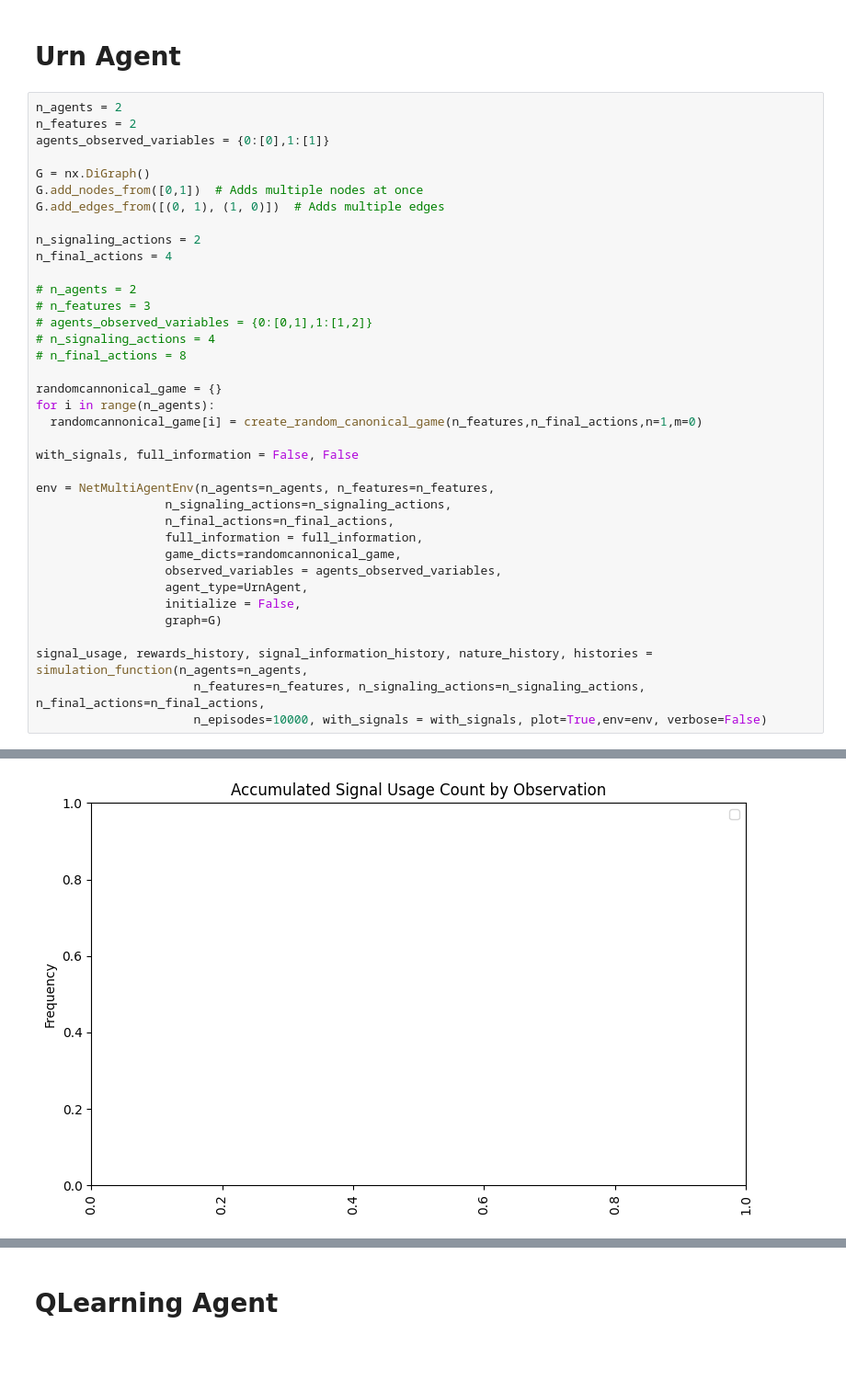
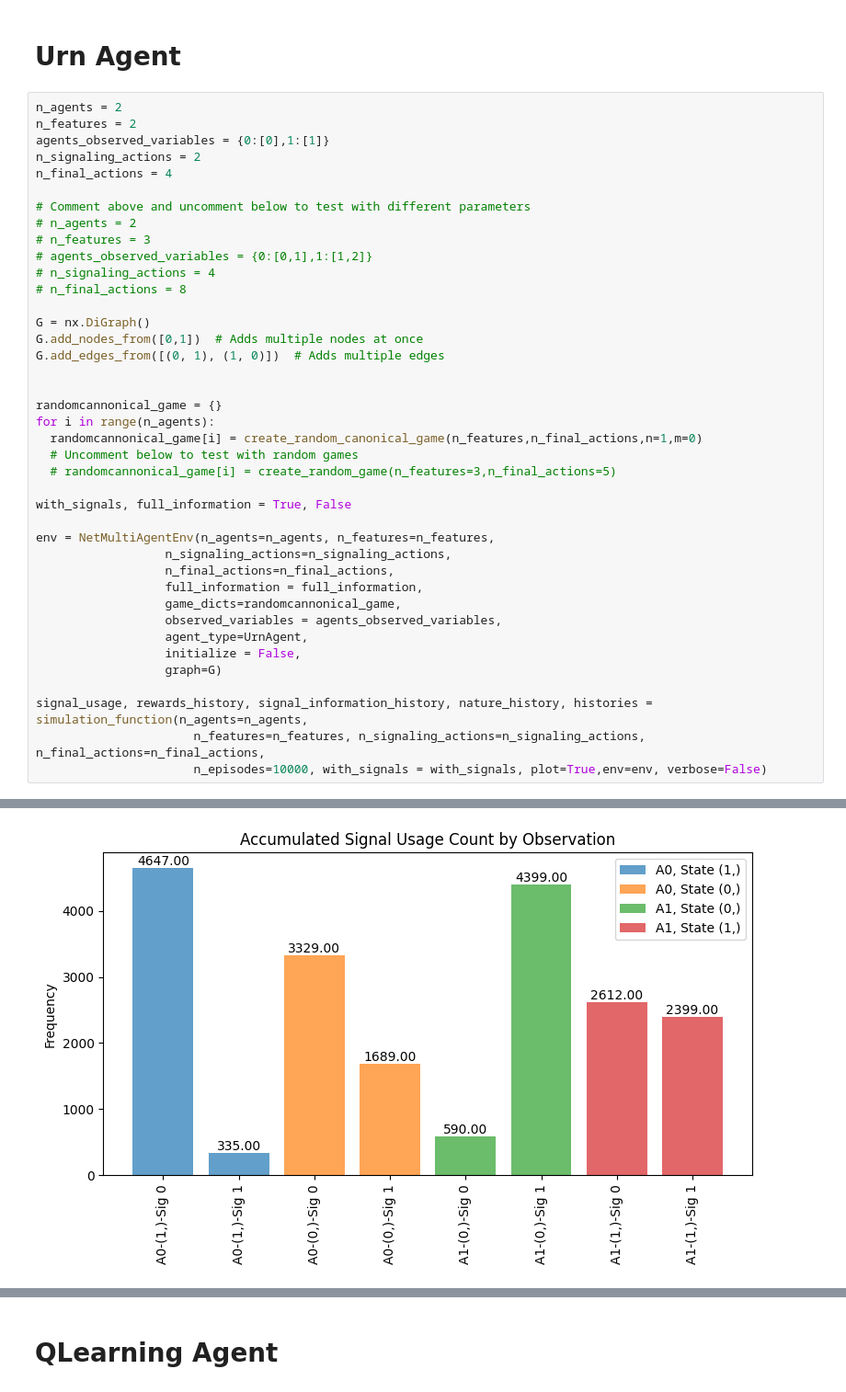
Before and after one commit to IgnacioOQ/RL_Signaling, a Jupyter notebook: basic_unit_test.ipynb, the cells around one changed output, grey strips where cells are left out. Shown at 92% size. Saved outputs shown, nothing was run; the diff lists cells and outputs as text; blank space fills up the shorter version.

```diff
--- a/basic_unit_test.ipynb
+++ b/basic_unit_test.ipynb
@@ -12,25 +12,28 @@ from simulation_function import simulation_function, temp_simulation_function
 n_agents = 2
 n_features = 2
 agents_observed_variables = {0:[0],1:[1]}
-
-G = nx.DiGraph()
-G.add_nodes_from([0,1])  # Adds multiple nodes at once
-G.add_edges_from([(0, 1), (1, 0)])  # Adds multiple edges
-
 n_signaling_actions = 2
 n_final_actions = 4
 
+# Comment above and uncomment below to test with different parameters
 # n_agents = 2
 # n_features = 3
 # agents_observed_variables = {0:[0,1],1:[1,2]}
 # n_signaling_actions = 4
 # n_final_actions = 8
 
+G = nx.DiGraph()
+G.add_nodes_from([0,1])  # Adds multiple nodes at once
+G.add_edges_from([(0, 1), (1, 0)])  # Adds multiple edges
+
+
 randomcannonical_game = {}
 for i in range(n_agents):
   randomcannonical_game[i] = create_random_canonical_game(n_features,n_final_actions,n=1,m=0)
+  # Uncomment below to test with random games
+  # randomcannonical_game[i] = create_random_game(n_features=3,n_final_actions=5)
 
-with_signals, full_information = False, False
+with_signals, full_information = True, False
 
 env = NetMultiAgentEnv(n_agents=n_agents, n_features=n_features,
                   n_signaling_actions=n_signaling_actions,
@@ -52 +54 @@ No artists with labels found to put in legend.  Note that artists whose label st
-[figure, old version]
+[figure, new version]
```
Also changed, not shown: parts of 7 cells of this notebook, 4 other files.
